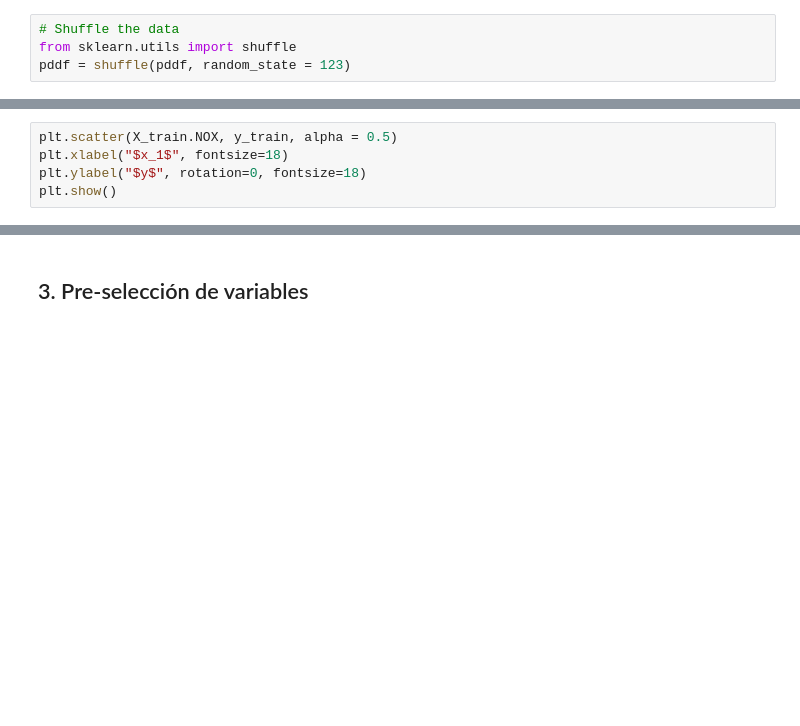
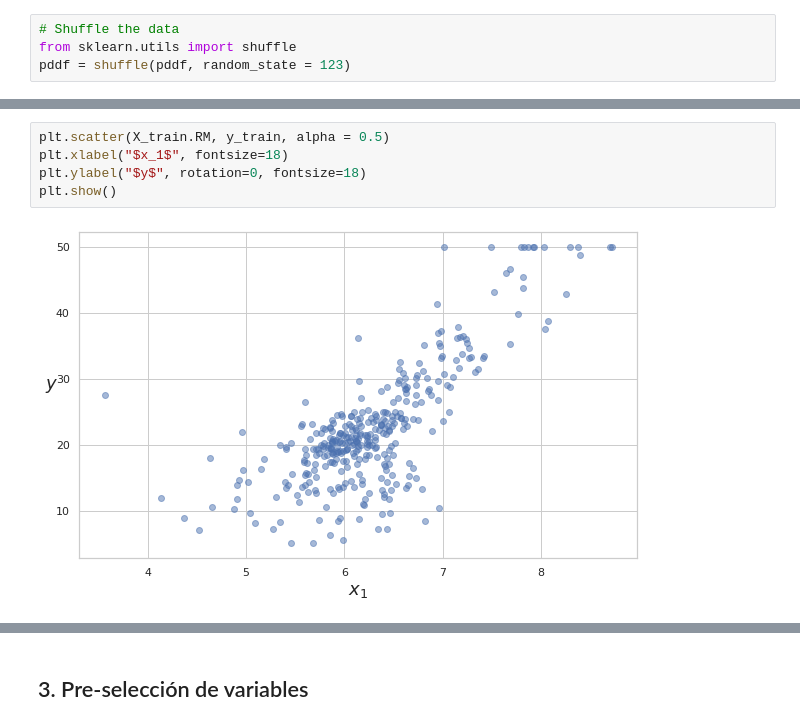
Before and after one commit to tiberius1438/Segunda_Clase, a Jupyter notebook: Supervised_models/Linear_regression/Lab_Boston_Housing_v2.ipynb, the cells around one changed output, grey strips where cells are left out. Drawn from its saved outputs; the diff is of its cells as text; blank space fills up the shorter version.

```diff
--- a/Supervised_models/Linear_regression/Lab_Boston_Housing_v2.ipynb
+++ b/Supervised_models/Linear_regression/Lab_Boston_Housing_v2.ipynb
@@ -179,8 +266,10 @@ plt.ylabel("$y$", rotation=0, fontsize=18)
 # %%
-plt.scatter(X_train.NOX, y_train, alpha = 0.5)
+plt.scatter(X_train.RM, y_train, alpha = 0.5)
 plt.xlabel("$x_1$", fontsize=18)
 plt.ylabel("$y$", rotation=0, fontsize=18)
 plt.show()
+# %% [output]
+[figure, added]
 # %%
 # Matriz de scatterplots
 from pandas.plotting import scatter_matrix
```
Also changed, not shown: parts of 25 cells of this notebook.
